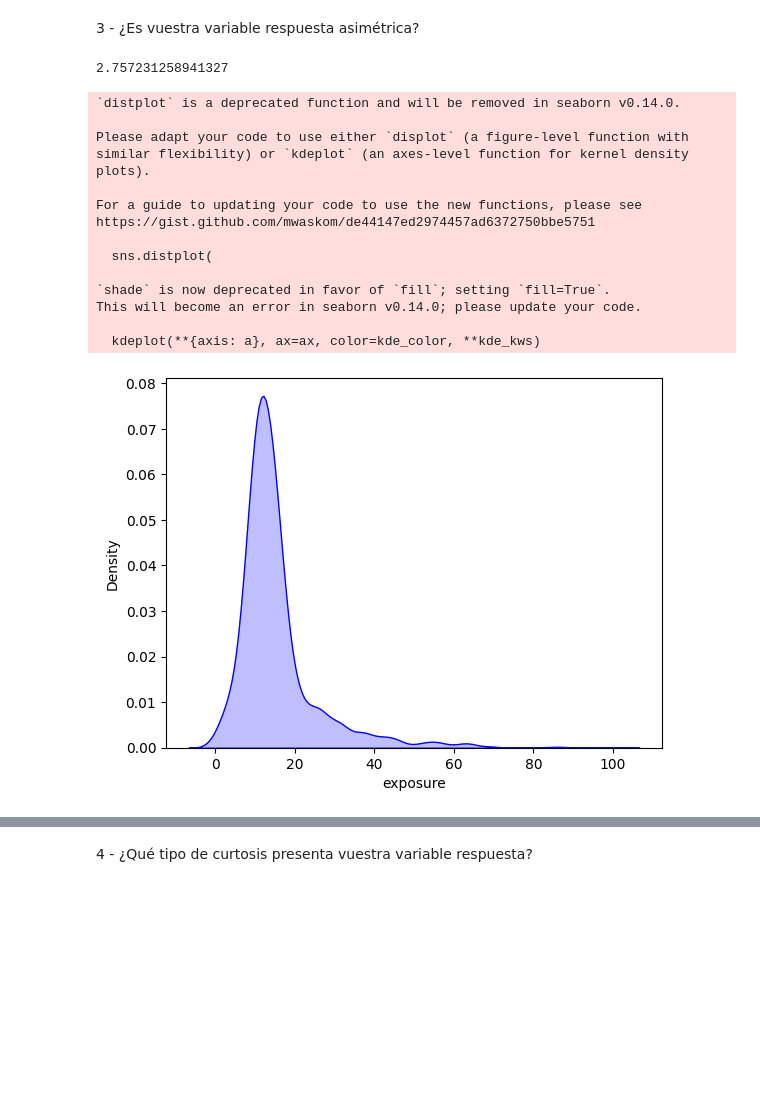
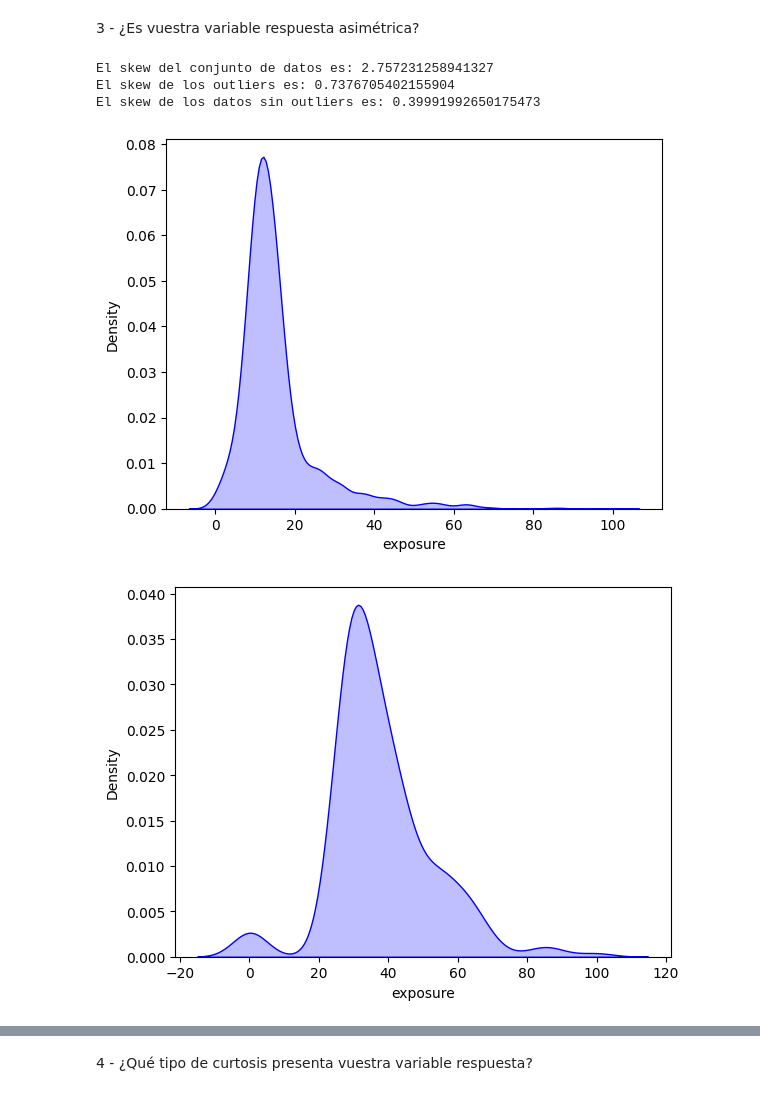
Before and after one commit to VannaLZ/Modulo_3_Sprint_1_VannaPaula, a Jupyter notebook: Regresion Lineal/Lecc2-Test_estadisticos.ipynb, the cells around one changed output, grey strips where cells are left out. Drawn from its saved outputs; the diff is of its cells as text; code cells hidden in the pictures; blank space fills up the shorter version.

```diff
--- a/Regresion Lineal/Lecc2-Test_estadisticos.ipynb
+++ b/Regresion Lineal/Lecc2-Test_estadisticos.ipynb
@@ -26,3 +29,6 @@ df.head()
 | 2 | Philippinen | 24.32 | 45.09 | 53.93 | 34.99 | 82.78 | 44.01 | ... |
 | 3 | Salomonen | 23.51 | 36.40 | 64.60 | 44.11 | 85.95 | 63.74 | ... |
 | 4 | Guatemala | 20.88 | 38.42 | 54.35 | 35.36 | 77.83 | 49.87 | ... |
+# %%
+outliers = pd.read_csv("../datos/world_risk_index_outliers.csv", index_col = 0)
+outliers.head()
@@ -29,28 +52,28 @@ df.head()
 # %% [markdown]
 3 - ¿Es vuestra variable respuesta asimétrica?
-# %%
-df['exposure'].skew()
-# %% [output]
-2.757231258941327
+# %%
+#Conjunto de datos
+print('El skew del conjunto de datos es:', df['exposure'].skew())
+print('El skew de los outliers es:', outliers['exposure'].skew())
+print('El skew de los datos sin outliers es:', df_limpio['exposure'].skew())
+# %% [output]
+El skew del conjunto de datos es: 2.757231258941327
+El skew de los outliers es: 0.7376705402155904
+El skew de los datos sin outliers es: 0.39991992650175473
+# %%
+#Conjunto de datos
+sns.distplot(
+    df["exposure"],
+    hist = False,
+    color = "blue",
+    kde_kws = {"shade": True, "linewidth": 1});
+# %% [output]
+[figure, added]
 # %%
 sns.distplot(
-    df["exposure"],
+    outliers["exposure"],
     hist = False,
     color = "blue",
     kde_kws = {"shade": True, "linewidth": 1});
 # %% [output]
-`distplot` is a deprecated function and will be removed in seaborn v0.14.0.
-
-Please adapt your code to use either `displot` (a figure-level function with
-similar flexibility) or `kdeplot` (an axes-level function for kernel density plots).
-
-For a guide to updating your code to use the new functions, please see
-https://gist.github.com/mwaskom/de44147ed2974457ad6372750bbe5751
-
-  sns.distplot(
-
-`shade` is now deprecated in favor of `fill`; setting `fill=True`.
-This will become an error in seaborn v0.14.0; please update your code.
-
-  kdeplot(**{axis: a}, ax=ax, color=kde_color, **kde_kws)
-[figure, old version]
+[figure, new version]
```
Also changed, not shown: parts of 18 cells of this notebook, 4 other files.
